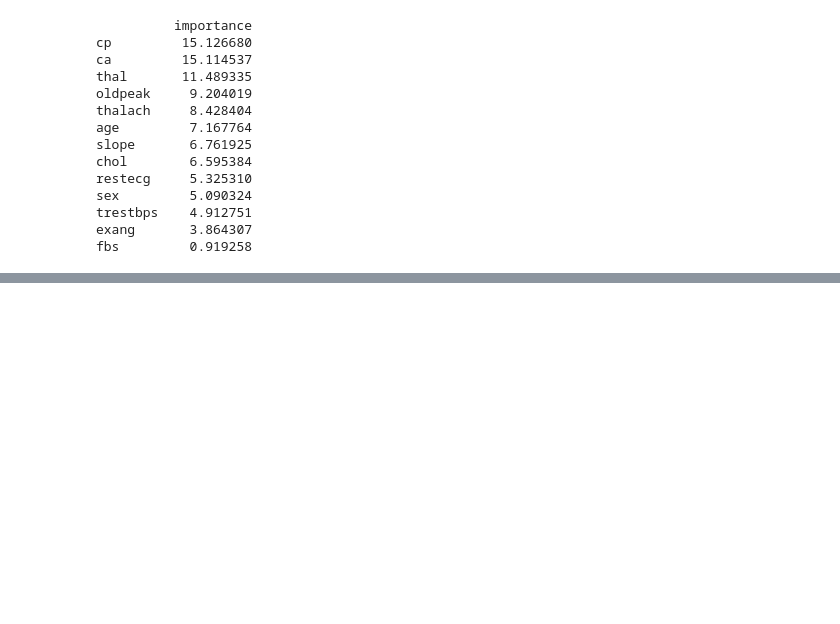
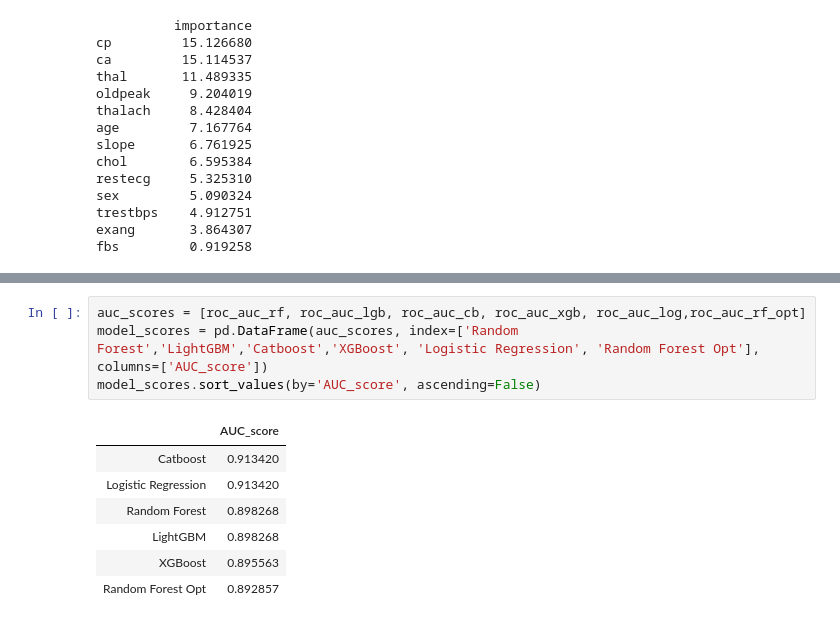
Before and after one commit to albertonvilas/DataScience_HeartDisease, a Jupyter notebook: heart_disaese.ipynb, the cells around one changed output, grey strips where cells are left out. Saved outputs shown, nothing was run; the diff lists cells and outputs as text; blank space fills up the shorter version.

```diff
--- a/heart_disaese.ipynb
+++ b/heart_disaese.ipynb
@@ -294,0 +353,12 @@ fbs         0.919258
+# %%
+auc_scores = [roc_auc_rf, roc_auc_lgb, roc_auc_cb, roc_auc_xgb, roc_auc_log,roc_auc_rf_opt]
+model_scores = pd.DataFrame(auc_scores, index=['Random Forest','LightGBM','Catboost','XGBoost', 'Logistic Regression', 'Random Forest Opt'], columns=['AUC_score'])
+model_scores.sort_values(by='AUC_score', ascending=False)
+# %% [output]
+|  | AUC_score |
+| Catboost | 0.913420 |
+| Logistic Regression | 0.913420 |
+| Random Forest | 0.898268 |
+| LightGBM | 0.898268 |
+| XGBoost | 0.895563 |
+| Random Forest Opt | 0.892857 |
```
Also changed, not shown: parts of 14 cells of this notebook, 3 other files.
